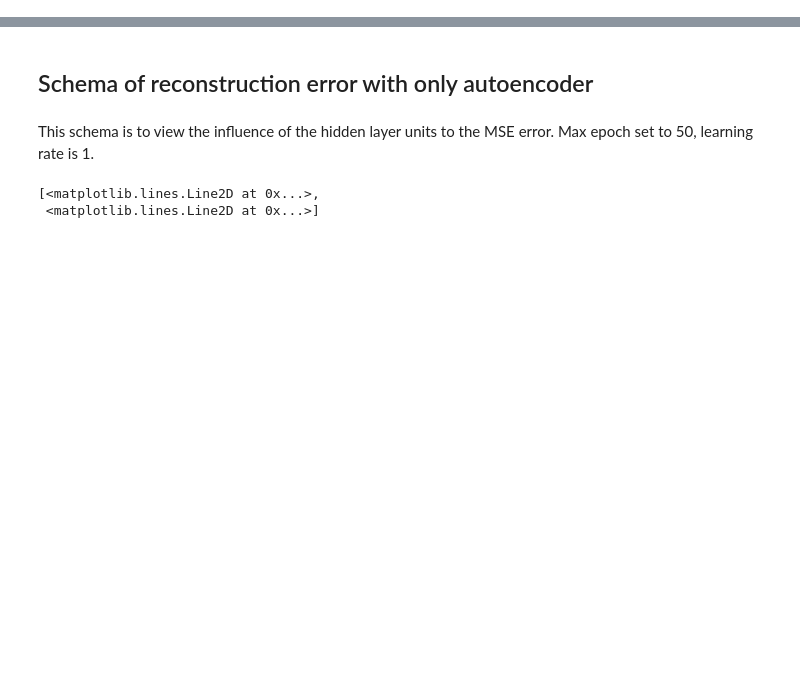
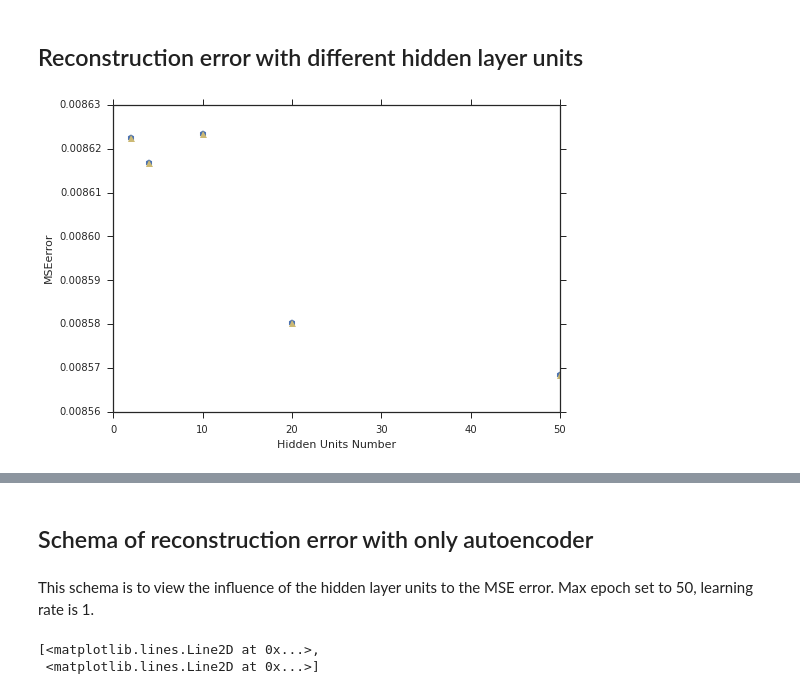
Before and after one commit to fengsy868/Dann-EEG, a Jupyter notebook: Ploting.ipynb, the cells around one changed output, grey strips where cells are left out. Saved outputs shown, nothing was run; the diff lists cells and outputs as text; code cells hidden in the pictures; blank space fills up the shorter version.

```diff
--- a/Ploting.ipynb
+++ b/Ploting.ipynb
@@ -8,3 +8,15 @@ import matplotlib.pyplot as plt
 %matplotlib inline
 
 sns.set(style="ticks", color_codes=True)
+# %% [markdown]
+## Reconstruction error with different hidden layer units
+# %%
+filepath = 'exp_22_07_16_average.csv'
+exp_22_07_16_average = pd.read_csv(filepath)
+plt.plot(exp_22_07_16_average.HiddenUnits,exp_22_07_16_average.TrainMSE,'bh')
+plt.plot(exp_22_07_16_average.HiddenUnits,exp_22_07_16_average.ValidMSE,'y^')
+plt.xlabel('Hidden Units Number')
+plt.ylabel('MSEerror')
+plt.show()
+# %% [output]
+[figure, added]
```
Also changed, not shown: parts of 4 cells of this notebook, 4 other files.
